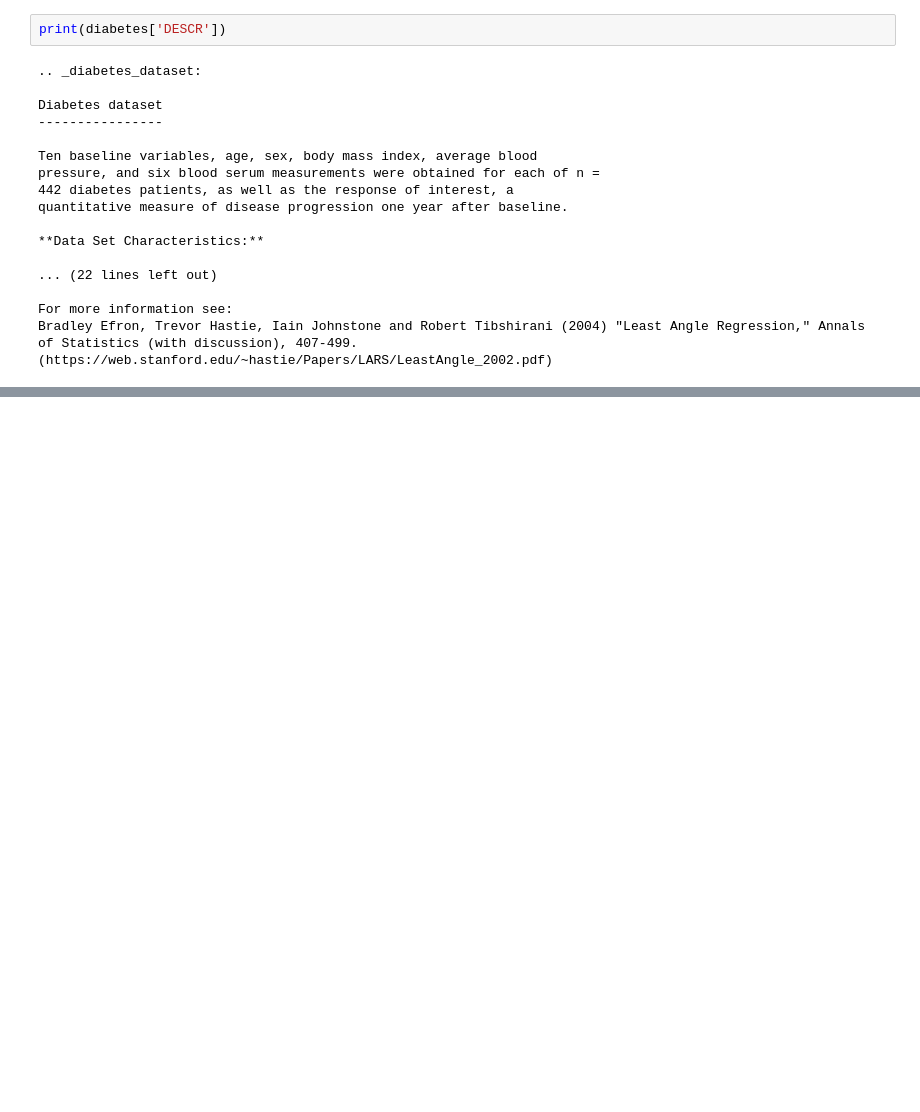
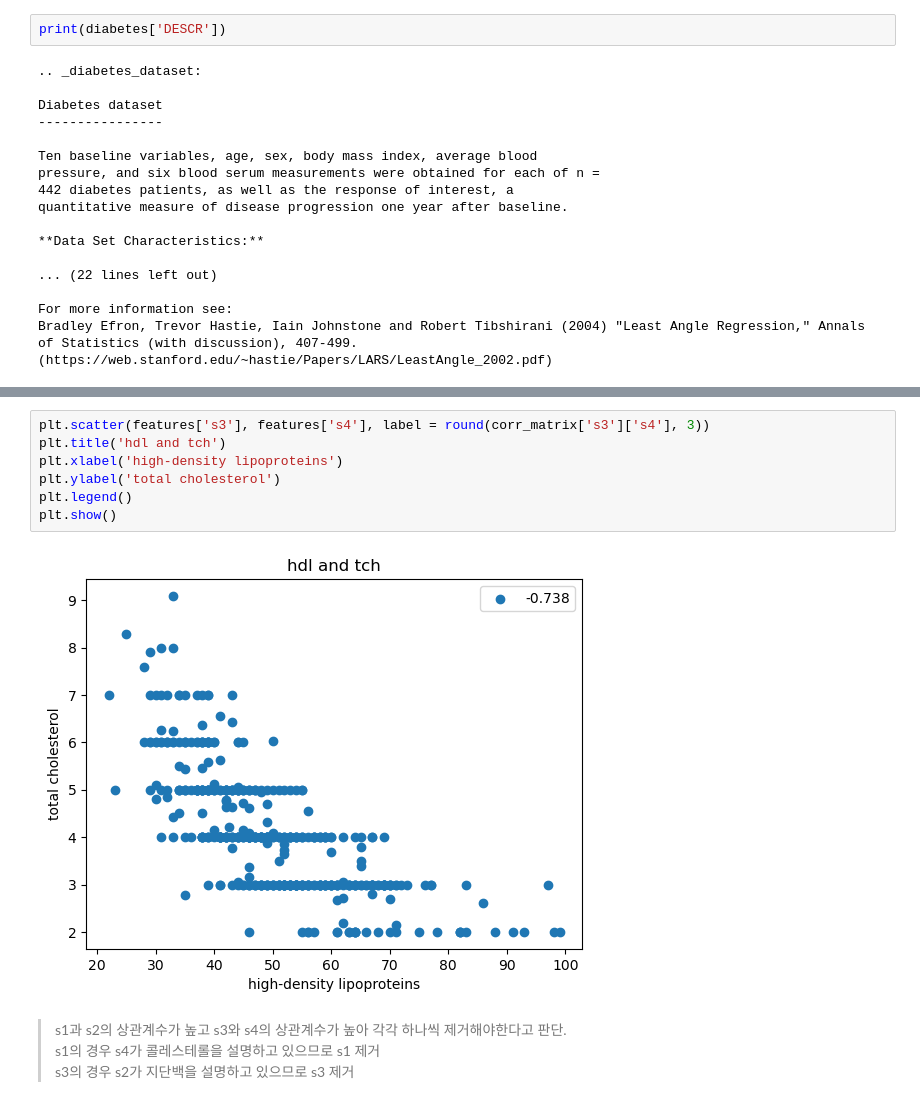
Before and after one commit to joo9810/VSCode, a Jupyter notebook: K-Digital Training/김소현 강사님/Scikit-learn/숙제/work_08_27_안효준.ipynb, the cells around one changed output, grey strips where cells are left out. Cells and saved outputs as stored; diff of their text form; blank space fills up the shorter version.

```diff
--- a/K-Digital Training/김소현 강사님/Scikit-learn/숙제/work_08_27_안효준.ipynb
+++ b/K-Digital Training/김소현 강사님/Scikit-learn/숙제/work_08_27_안효준.ipynb
@@ -77,0 +166,13 @@ Name: target, Length: 442, dtype: float64
+# %%
+plt.scatter(features['s3'], features['s4'], label = round(corr_matrix['s3']['s4'], 3))
+plt.title('hdl and tch')
+plt.xlabel('high-density lipoproteins')
+plt.ylabel('total cholesterol')
+plt.legend()
+plt.show()
+# %% [output]
+[figure, added]
+# %% [markdown]
+> s1과 s2의 상관계수가 높고 s3와 s4의 상관계수가 높아 각각 하나씩 제거해야한다고 판단.
+> s1의 경우 s4가 콜레스테롤을 설명하고 있으므로 s1 제거
+> s3의 경우 s2가 지단백을 설명하고 있으므로 s3 제거
```
Also changed, not shown: parts of 13 cells of this notebook.
